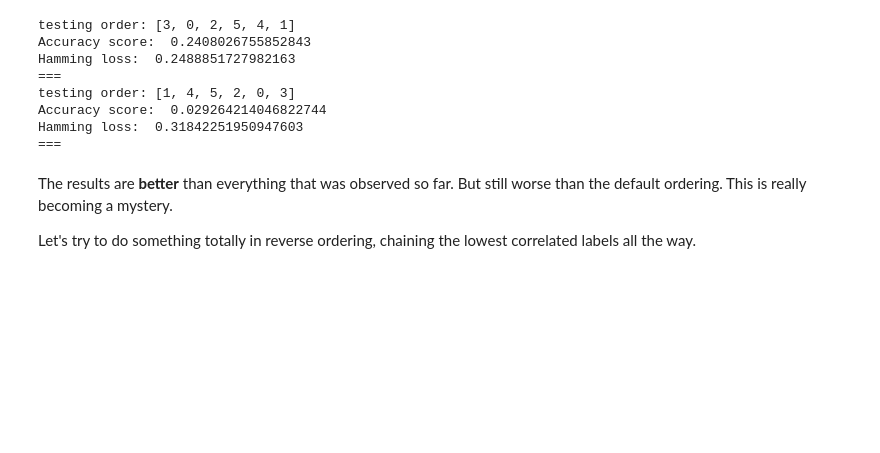
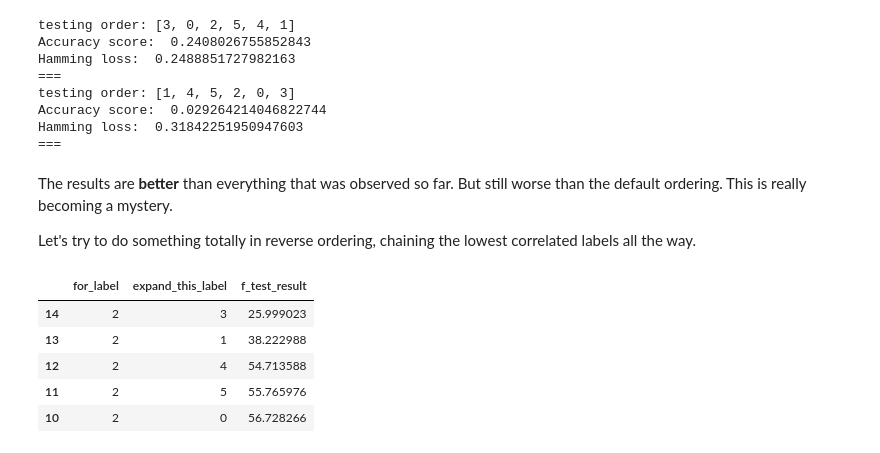
Before and after one commit to EdgardTaver/psg-multilabel-classifier, a Jupyter notebook: 2_second_model_experiments.ipynb, the cells around one changed output. Drawn from its saved outputs; the diff is of its cells as text; code cells hidden in the pictures; blank space fills up the shorter version.

```diff
--- a/2_second_model_experiments.ipynb
+++ b/2_second_model_experiments.ipynb
@@ -682,3 +682,15 @@ Hamming loss:  0.31842251950947603
 The results are **better** than everything that was observed so far. But still worse than the default ordering. This is really becoming a mystery.
 
 Let's try to do something totally in reverse ordering, chaining the lowest correlated labels all the way.
+# %%
+m = res["for_label"] == 2
+res[m].sort_values("f_test_result", ascending=True)
+
+# 3 -> 4 -> 0 -> 5 -> 1 -> 2
+# %% [output]
+|  | for_label | expand_this_label | f_test_result |
+| 14 | 2 | 3 | 25.999023 |
+| 13 | 2 | 1 | 38.222988 |
+| 12 | 2 | 4 | 54.713588 |
+| 11 | 2 | 5 | 55.765976 |
+| 10 | 2 | 0 | 56.728266 |
```
Also changed, not shown: parts of 2 cells of this notebook.
